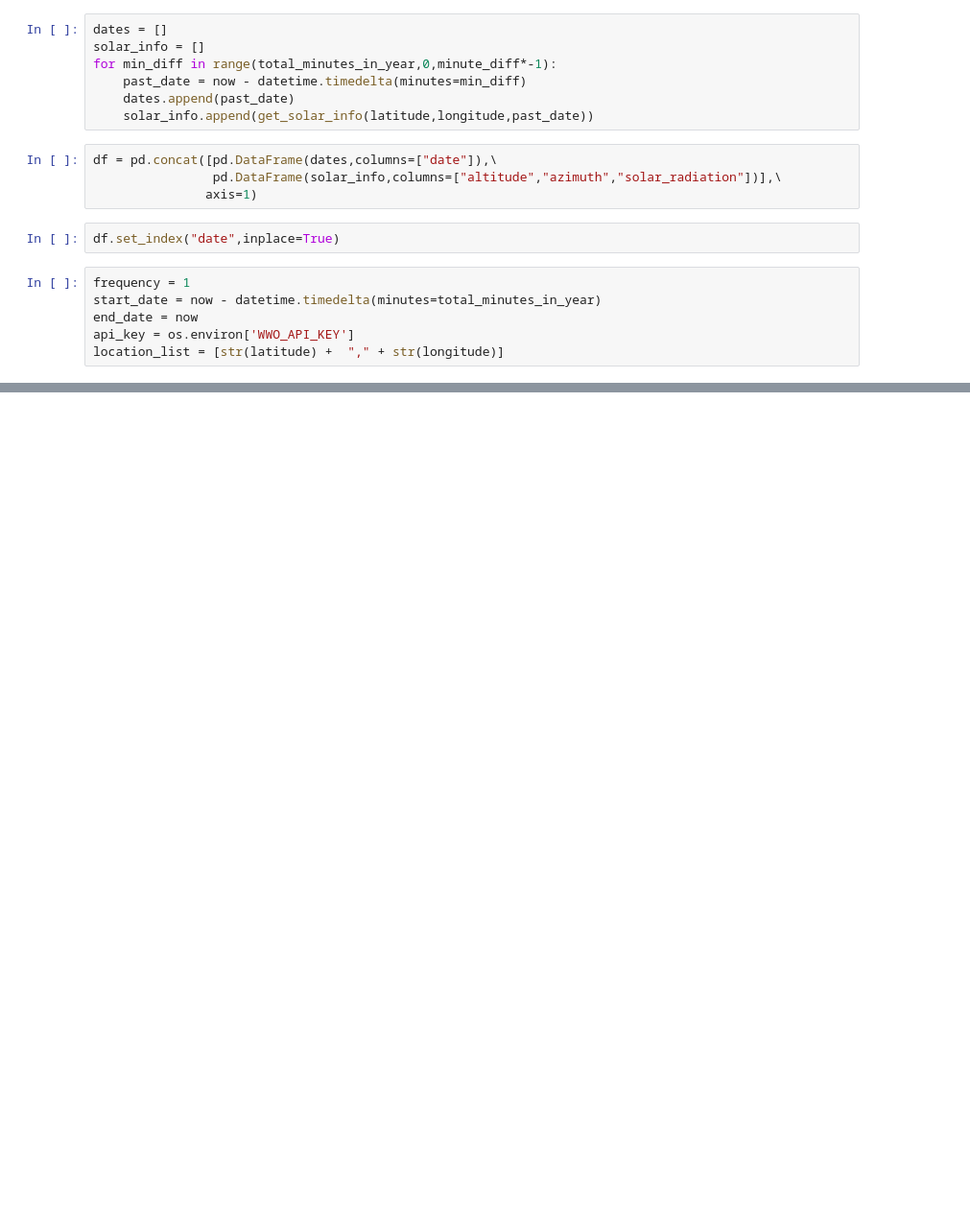
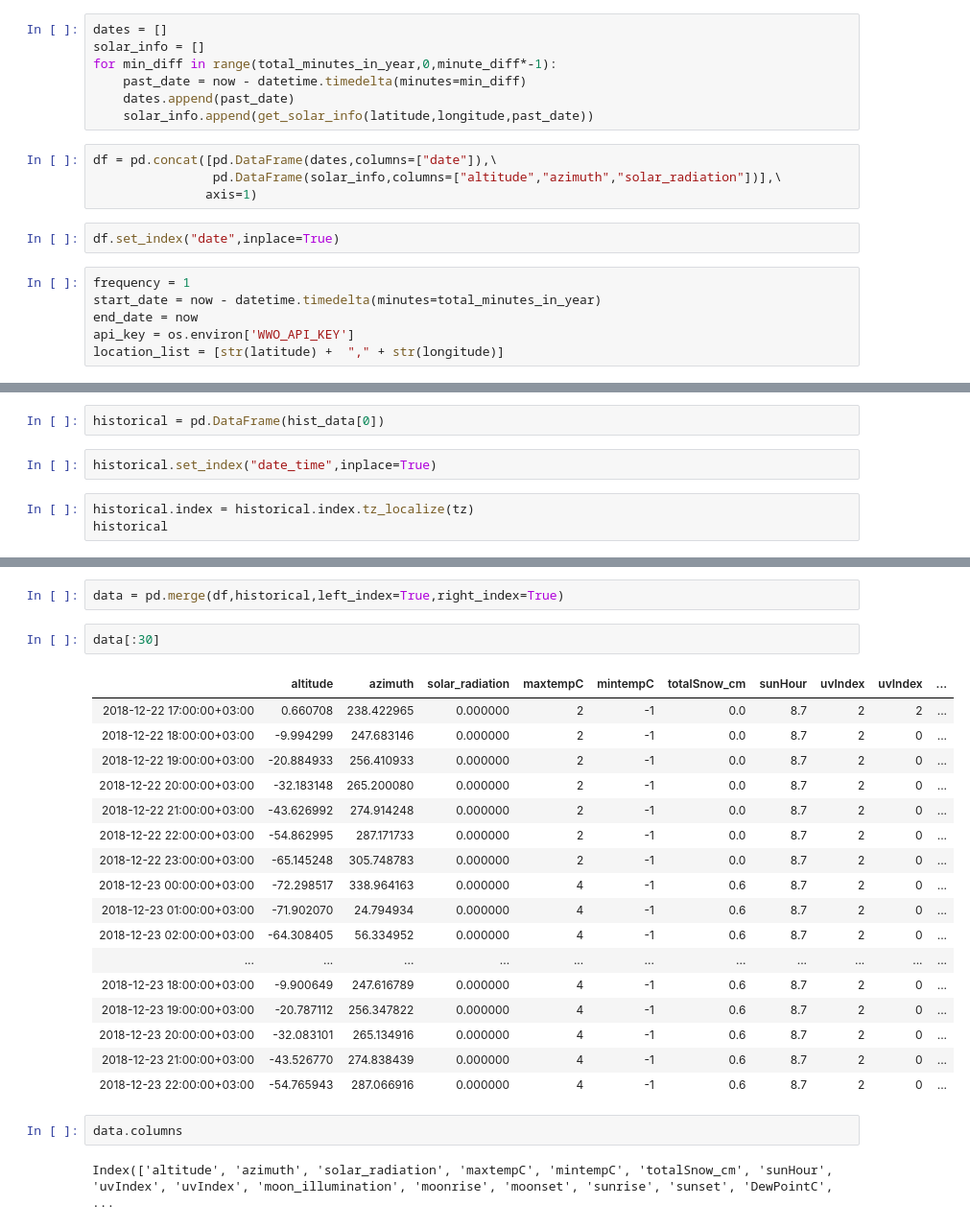
Before and after one commit to egndz/SolarPredictions, a Jupyter notebook: solar_prediction.ipynb, the cells around one changed output, grey strips where cells are left out. Shown: that part at 96% size. Cells and saved outputs as stored; diff of their text form; blank space fills up the shorter version.

```diff
--- a/solar_prediction.ipynb
+++ b/solar_prediction.ipynb
@@ -117,0 +102,7 @@ hist_data
+# %%
+historical = pd.DataFrame(hist_data[0])
+# %%
+historical.set_index("date_time",inplace=True)
+# %%
+historical.index = historical.index.tz_localize(tz)
+historical
@@ -139,0 +130,26 @@ df
+# %%
+data = pd.merge(df,historical,left_index=True,right_index=True)
+# %%
+data[:30]
+# %% [output]
+|  | altitude | azimuth | solar_radiation | maxtempC | mintempC | totalSnow_cm | sunHour | uvIndex | uvIndex | ... |
+| 2018-12-22 17:00:00+03:00 | 0.660708 | 238.422965 | 0.000000 | 2 | -1 | 0.0 | 8.7 | 2 | 2 | ... |
+| 2018-12-22 18:00:00+03:00 | -9.994299 | 247.683146 | 0.000000 | 2 | -1 | 0.0 | 8.7 | 2 | 0 | ... |
+| 2018-12-22 19:00:00+03:00 | -20.884933 | 256.410933 | 0.000000 | 2 | -1 | 0.0 | 8.7 | 2 | 0 | ... |
+| 2018-12-22 20:00:00+03:00 | -32.183148 | 265.200080 | 0.000000 | 2 | -1 | 0.0 | 8.7 | 2 | 0 | ... |
+| 2018-12-22 21:00:00+03:00 | -43.626992 | 274.914248 | 0.000000 | 2 | -1 | 0.0 | 8.7 | 2 | 0 | ... |
+| 2018-12-22 22:00:00+03:00 | -54.862995 | 287.171733 | 0.000000 | 2 | -1 | 0.0 | 8.7 | 2 | 0 | ... |
+| 2018-12-22 23:00:00+03:00 | -65.145248 | 305.748783 | 0.000000 | 2 | -1 | 0.0 | 8.7 | 2 | 0 | ... |
+| 2018-12-23 00:00:00+03:00 | -72.298517 | 338.964163 | 0.000000 | 4 | -1 | 0.6 | 8.7 | 2 | 0 | ... |
+| 2018-12-23 01:00:00+03:00 | -71.902070 | 24.794934 | 0.000000 | 4 | -1 | 0.6 | 8.7 | 2 | 0 | ... |
+| 2018-12-23 02:00:00+03:00 | -64.308405 | 56.334952 | 0.000000 | 4 | -1 | 0.6 | 8.7 | 2 | 0 | ... |
+| ... | ... | ... | ... | ... | ... | ... | ... | ... | ... | ... |
+| 2018-12-23 18:00:00+03:00 | -9.900649 | 247.616789 | 0.000000 | 4 | -1 | 0.6 | 8.7 | 2 | 0 | ... |
+| 2018-12-23 19:00:00+03:00 | -20.787112 | 256.347822 | 0.000000 | 4 | -1 | 0.6 | 8.7 | 2 | 0 | ... |
+| 2018-12-23 20:00:00+03:00 | -32.083101 | 265.134916 | 0.000000 | 4 | -1 | 0.6 | 8.7 | 2 | 0 | ... |
+| 2018-12-23 21:00:00+03:00 | -43.526770 | 274.838439 | 0.000000 | 4 | -1 | 0.6 | 8.7 | 2 | 0 | ... |
+| 2018-12-23 22:00:00+03:00 | -54.765943 | 287.066916 | 0.000000 | 4 | -1 | 0.6 | 8.7 | 2 | 0 | ... |
+# %%
+data.columns
+# %% [output]
+Index(['altitude', 'azimuth', 'solar_radiation', 'maxtempC', 'mintempC', 'totalSnow_cm', 'sunHour', 'uvIndex', 'uvIndex', 'moon_illumination', 'moonrise', 'moonset', 'sunrise', 'sunset', 'DewPointC',  ...
```
Also changed, not shown: parts of 7 cells of this notebook.
